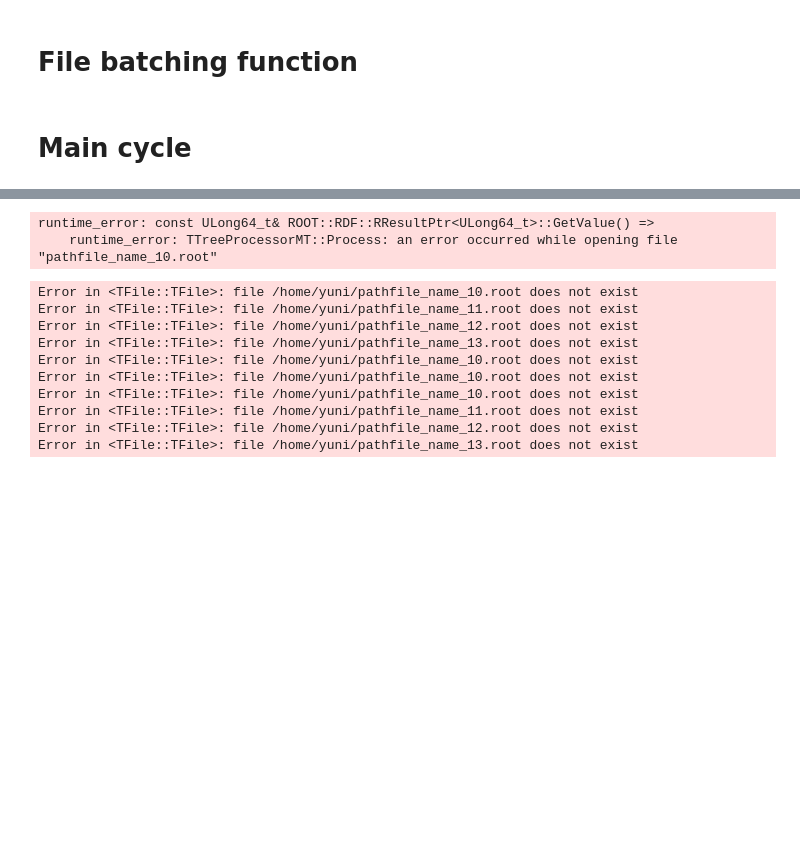
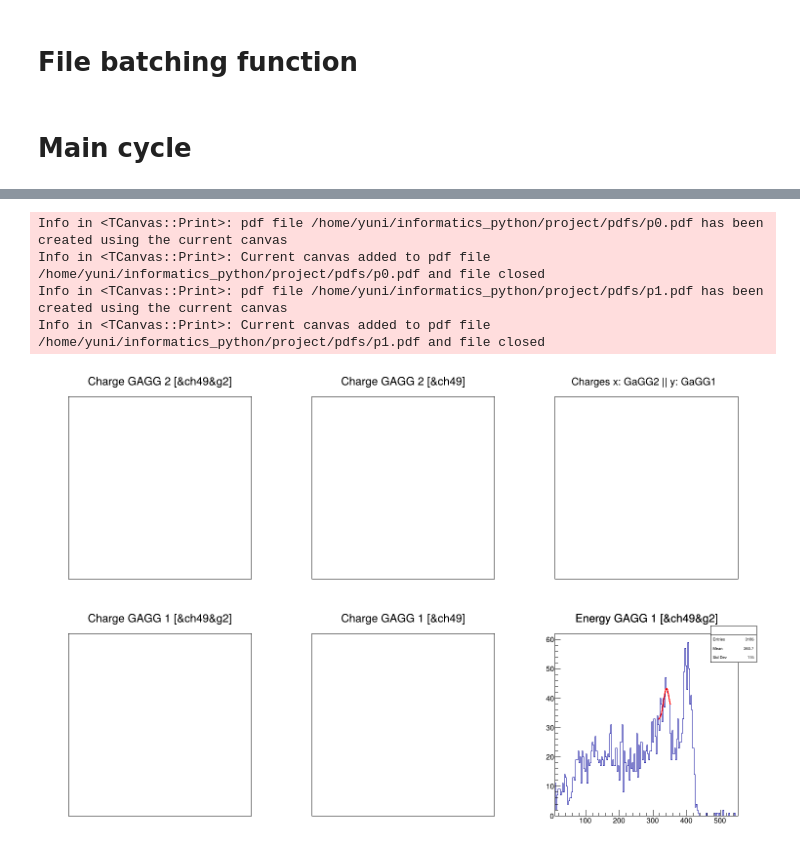
Before and after one commit to DazayDazaevich/Particle_physics_data_analysis, a Jupyter notebook: main.ipynb, the cells around one changed output, grey strips where cells are left out. Saved outputs shown, nothing was run; the diff lists cells and outputs as text; code cells hidden in the pictures; blank space fills up the shorter version.

```diff
--- a/main.ipynb
+++ b/main.ipynb
@@ -22,23 +20,20 @@ ERROR:root:Invalid GUI request 'ROOT', valid ones are:dict_keys(['inline', 'nbag
 # Setting up file upload
 # %%
 
-file_amount = [5, 10, 15]
+file_amount = [4]
 i=0
 file_temps = {
-   "1": ("file_name_1{i}.root", file_amount[0]),
-   "2": ("file_name_1{i}.root", file_amount[1]),
-   "3": ("file_name_1{i}.root", file_amount[2]),
+   "1": ("p{i}.root", file_amount[0]),
+   #"2": ("file_name_1{i}.root", file_amount[1]),
+   #"3": ("file_name_1{i}.root", file_amount[2]),
 }
-
-print(file_temps)
-print(file_temps["2"])
-print(file_temps["1"][0])
 
 
 # proceeding the data mainly in batches of 3 files
-base_path = "path"
+base_path = "/home/yuni/informatics_python/data"
+
 total_files = sum(file_amount)
-batch_size = 5
+batch_size = 2
 total_batches = (total_files + batch_size - 1) // batch_size  # ceiling
 print(f"Total files: {total_files}, Total batches: {total_batches}")
 # %% [output]
@@ -123,17 +110,12 @@ for batch_index in range(total_batches):
     checking = "data/pdfs/" + file_name + ".pdf"
     print(file_name, checking)
 
-    file_name_root = "path/roots/" +  file_name + ".root"
-    file_name_pdf = "path/pdfs/" + file_name + ".pdf"
+    file_name_root = "/home/yuni/informatics_python/project/roots/" +  file_name + ".root"
+    file_name_pdf = "/home/yuni/informatics_python/project/pdfs/" + file_name + ".pdf"
 
 
     df = ROOT.RDataFrame(chain)
     df.Count().GetValue()
-
-
-    ## some calibration energies
-    energy_value_naj_no_gagg = 255.5
-    energy_value_pl_no_gagg = 255.5
 
 
 
@@ -266,7 +248,7 @@ for batch_index in range(total_batches):
     f_ch_g1.SetParameter(2, h_energy_gagg1_cut.GetMaximum())   # amplitude
     h_energy_gagg1_cut.SetAxisRange(10, 2200000)
 
-    f_ch_g1.SetParameter(3, 1250000) #  mean
+    f_ch_g1.SetParameter(3, 1300000) #  mean
     f_ch_g1.SetParameter(4, 100000)  #  sigma
 
     f_ch_g1.SetParLimits(4, 30000, 140000) #  sigma
@@ -291,7 +273,12 @@ for batch_index in range(total_batches):
 
 
 
-    result = minimize_scalar(total_function, bounds=(f_ch_g1.GetParameter(3)-50000,  f_ch_g1.GetParameter(3)+50000), method='bounded')
+    result = minimize_scalar(
+        lambda x: total_function(x, const, coef_lin, ampl, mean_value, sigma_ch),
+        bounds=(f_ch_g1.GetParameter(3)-50000, f_ch_g1.GetParameter(3)+50000),
+        method='bounded'
+        )
+
 
     gagg1_mean = result.x
 
@@ -335,11 +322,11 @@ for batch_index in range(total_batches):
     print(f"Resolution: {res_gagg1}%")
 
 
-    c_charge_together.Print(f"{file_name_pdf}")
+    c_charge_together.Print(f"{file_name_pdf}(")
 
 
 
-
+# GaGG2 calibration
 
     g2_calib = calibration_gagg2_energy/f_ch_g2.GetParameter(3)
     g1_calib = calibration_gagg1_energy/gagg1_mean
@@ -378,7 +365,7 @@ for batch_index in range(total_batches):
     # [4] = Gaussian sigma
 
     k = 2.25
-    lb, lr = 100,250
+    lb, lr = 140,220
 
     f_en_g2 = ROOT.TF1('linear_gaus_fit_g1', '[0] + [1]*x + [2]*exp(-0.5*((x-[3])/[4])**2)', lb, lr)
 
@@ -391,7 +378,7 @@ for batch_index in range(total_batches):
     h_energy_gagg2_cut.SetAxisRange(0, 500)
 
     f_en_g2.SetParameter(3, 171) #  mean
-    f_en_g2.SetParameter(4, 55)  #  sigma
+    f_en_g2.SetParameter(4, 25)  #  sigma
 
     f_en_g2.SetParLimits(4, 1, 150)
 
@@ -465,7 +452,13 @@ for batch_index in range(total_batches):
 
 
 
-    result = minimize_scalar(total_function(const, coef_lin, ampl, mean_value, sigma_ch), bounds=(f_en_g1.GetParameter(3)-12.5,  f_en_g1.GetParameter(3)+12.5), method='bounded')
+    result = minimize_scalar(
+        lambda x: total_function(x, const, coef_lin, ampl, mean_value, sigma_ch),
+        bounds=(f_en_g1.GetParameter(3)-12.5, f_en_g1.GetParameter(3)+12.5),
+        method='bounded'
+    )
+
+
 
     gagg1_en_mean = result.x
 
@@ -523,12 +530,5 @@ file_name_20 data/pdfs/file_name_20.pdf
-runtime_error: const ULong64_t& ROOT::RDF::RResultPtr<ULong64_t>::GetValue() =>
-    runtime_error: TTreeProcessorMT::Process: an error occurred while opening file "pathfile_name_10.root"
+Info in <TCanvas::Print>: pdf file /home/yuni/informatics_python/project/pdfs/p0.pdf has been created using the current canvas
+Info in <TCanvas::Print>: Current canvas added to pdf file /home/yuni/informatics_python/project/pdfs/p0.pdf and file closed
+Info in <TCanvas::Print>: pdf file /home/yuni/informatics_python/project/pdfs/p1.pdf has been created using the current canvas
+Info in <TCanvas::Print>: Current canvas added to pdf file /home/yuni/informatics_python/project/pdfs/p1.pdf and file closed
-Error in <TFile::TFile>: file /home/yuni/pathfile_name_10.root does not exist
-Error in <TFile::TFile>: file /home/yuni/pathfile_name_11.root does not exist
-Error in <TFile::TFile>: file /home/yuni/pathfile_name_12.root does not exist
-Error in <TFile::TFile>: file /home/yuni/pathfile_name_13.root does not exist
-Error in <TFile::TFile>: file /home/yuni/pathfile_name_10.root does not exist
-Error in <TFile::TFile>: file /home/yuni/pathfile_name_10.root does not exist
-Error in <TFile::TFile>: file /home/yuni/pathfile_name_10.root does not exist
-Error in <TFile::TFile>: file /home/yuni/pathfile_name_11.root does not exist
-Error in <TFile::TFile>: file /home/yuni/pathfile_name_12.root does not exist
-Error in <TFile::TFile>: file /home/yuni/pathfile_name_13.root does not exist
+[figure, added]
```
Also changed, not shown: parts of 4 cells of this notebook.
